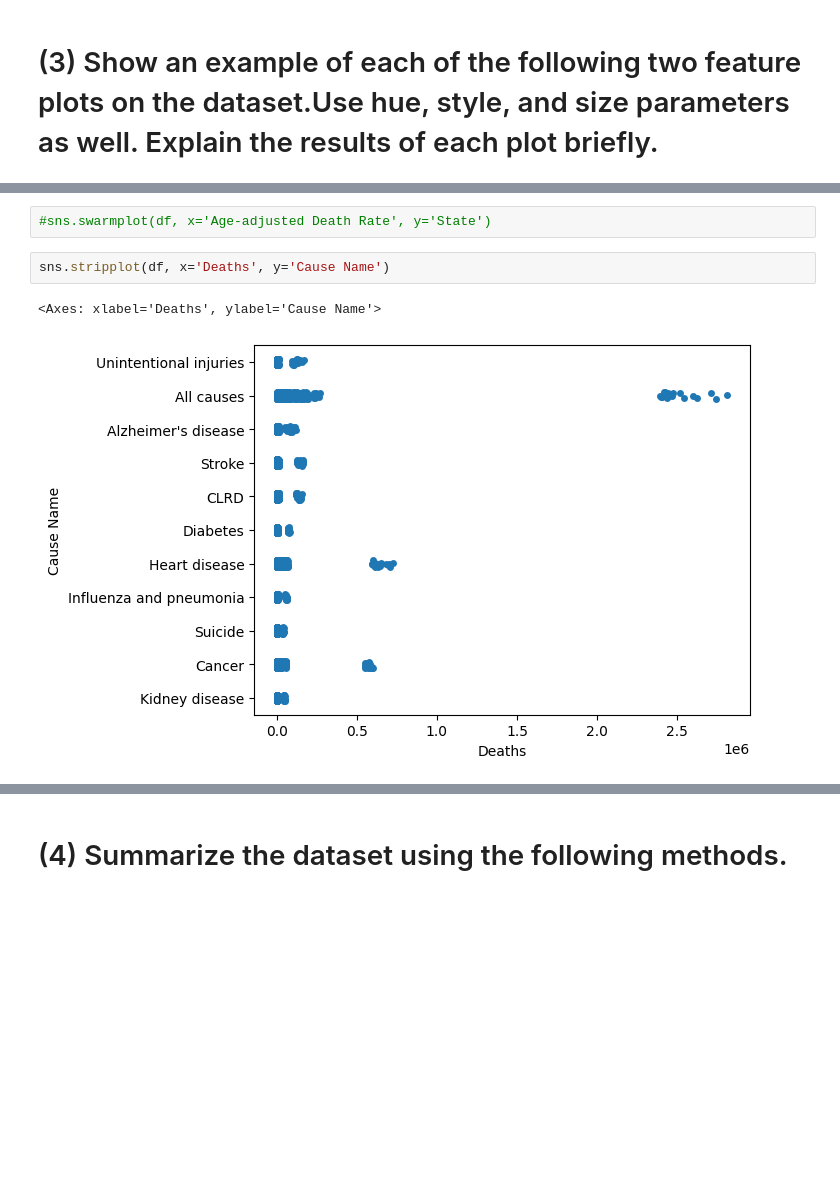
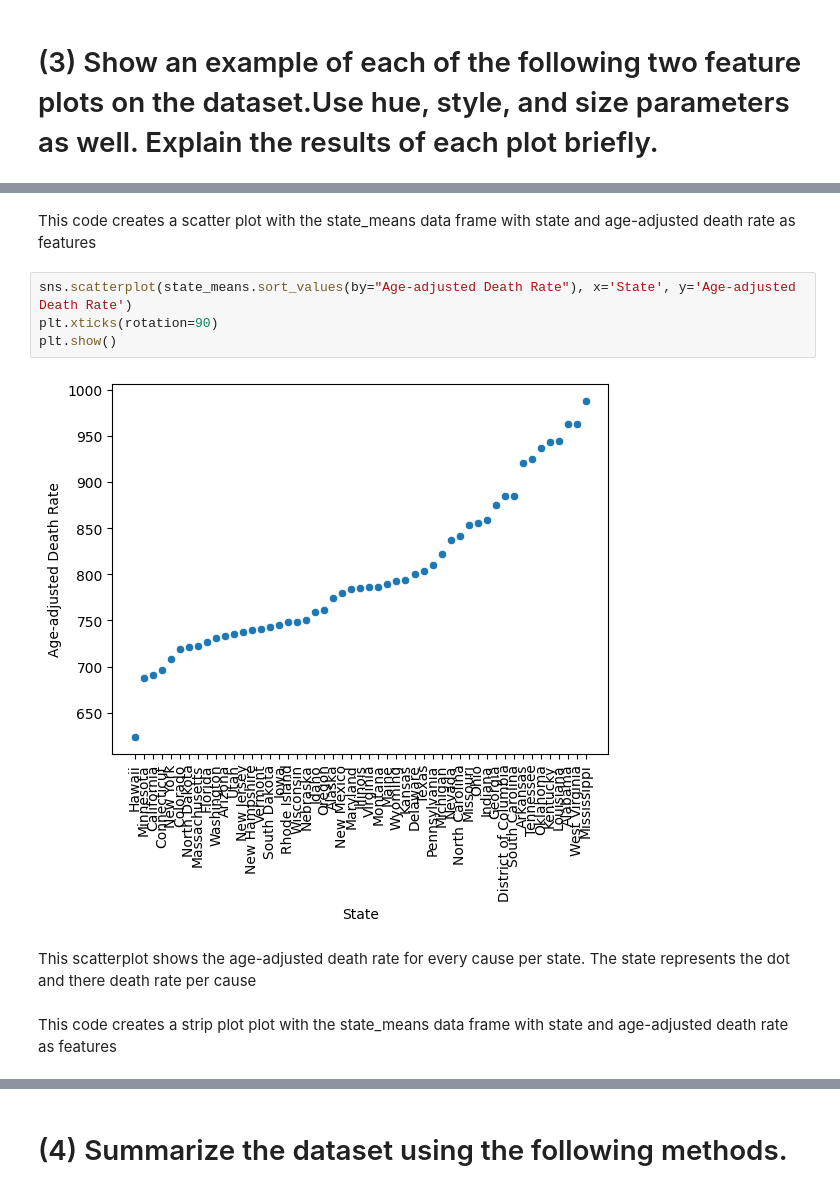
Before and after one commit to LoganWongbangchuad/DataScience, a Jupyter notebook: code/exploration.ipynb, the cells around one changed output, grey strips where cells are left out. Cells and saved outputs as stored; diff of their text form; blank space fills up the shorter version.

```diff
--- a/code/exploration.ipynb
+++ b/code/exploration.ipynb
@@ -89,7 +106,12 @@ sns.scatterplot(df, x='Year', y='Deaths')
-# %%
-#sns.swarmplot(df, x='Age-adjusted Death Rate', y='State')
-# %%
-sns.stripplot(df, x='Deaths', y='Cause Name')
-# %% [output]
-<Axes: xlabel='Deaths', ylabel='Cause Name'>
-[figure, removed]
+# %% [markdown]
+This code creates a scatter plot with the state_means data frame with state and age-adjusted death rate as features
+# %%
+sns.scatterplot(state_means.sort_values(by="Age-adjusted Death Rate"), x='State', y='Age-adjusted Death Rate')
+plt.xticks(rotation=90)
+plt.show()
+# %% [output]
+[figure, added]
+# %% [markdown]
+This scatterplot shows the age-adjusted death rate for every cause per state. The state represents the dot and there death rate per cause
+# %% [markdown]
+This code creates a strip plot plot with the state_means data frame with state and age-adjusted death rate as features
```
Also changed, not shown: parts of 32 cells of this notebook.
